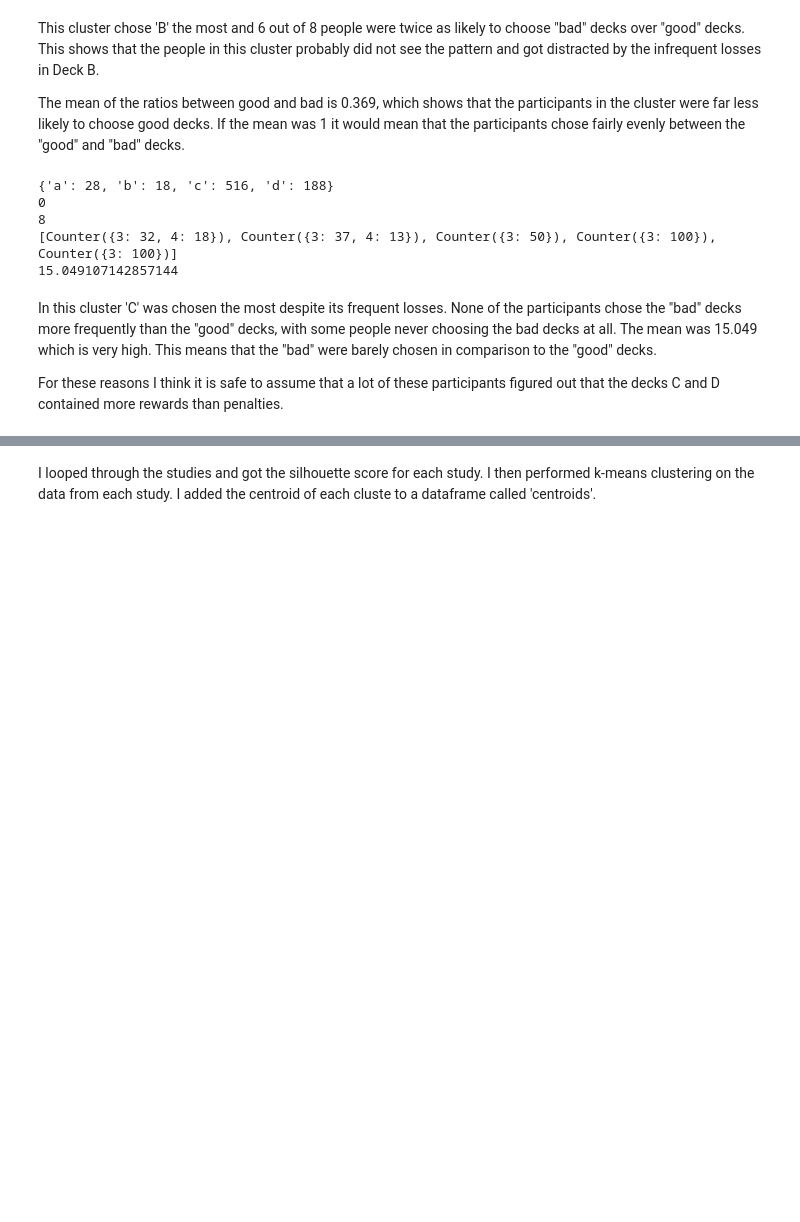
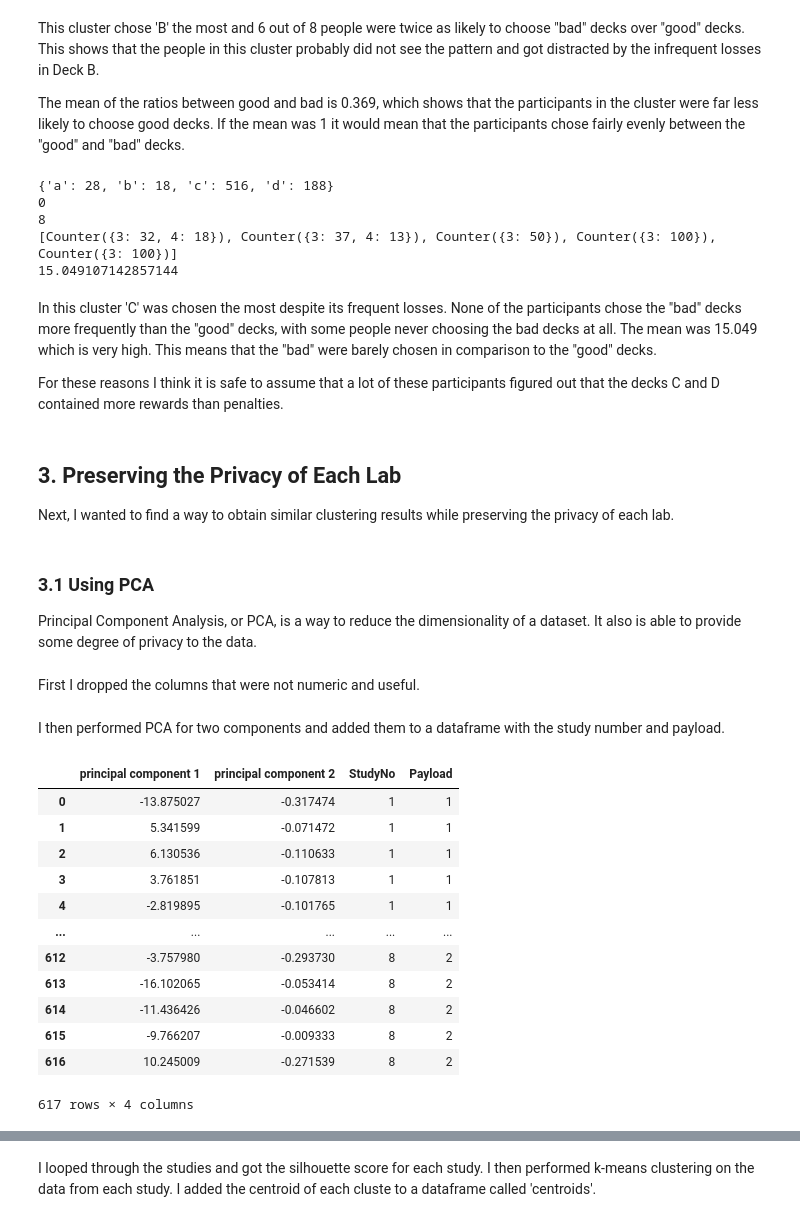
Before and after one commit to mcauleyc/CA4015_Assignment_1, a Jupyter notebook: Book/_build/jupyter_execute/clustering.ipynb, the cells around one changed output, grey strips where cells are left out. Cells and saved outputs as stored; diff of their text form; code cells hidden in the pictures; blank space fills up the shorter version.

```diff
--- a/Book/_build/jupyter_execute/clustering.ipynb
+++ b/Book/_build/jupyter_execute/clustering.ipynb
@@ -329,3 +331,13 @@ print(np.mean(good_l))
 In this cluster 'C' was chosen the most despite its frequent losses. None of the participants chose the "bad" decks more frequently than the "good" decks, with some people never choosing the bad decks at all. The mean was 15.049 which is very high. This means that the "bad" were barely chosen in comparison to the "good" decks.
 
 For these reasons I think it is safe to assume that a lot of these participants figured out that the decks C and D contained more rewards than penalties.
+# %% [markdown]
+## 3. Preserving the Privacy of Each Lab
+
+Next, I wanted to find a way to obtain similar clustering results while preserving the privacy of each lab.
+# %% [markdown]
+### 3.1 Using PCA
+
+Principal Component Analysis, or PCA, is a way to reduce the dimensionality of a dataset. It also is able to provide some degree of privacy to the data.
+# %% [markdown]
+First I dropped the columns that were not numeric and useful.
@@ -331,0 +346,25 @@ For these reasons I think it is safe to assume that a lot of these participants
+# %% [markdown]
+I then performed PCA for two components and added them to a dataframe with the study number and payload.
+# %%
+pca = PCA(n_components=2)
+principalComponents = pca.fit_transform(x)
+principalDf = pd.DataFrame(data = principalComponents
+             , columns = ['principal component 1', 'principal component 2'])
+pca_df = pd.concat([principalDf, df[['StudyNo', 'Payload']]], axis = 1)
+# https://towardsdatascience.com/pca-using-python-scikit-learn-e653f8989e60
+
+pca_df
+# %% [output]
+|  | principal component 1 | principal component 2 | StudyNo | Payload |
+| 0 | -13.875027 | -0.317474 | 1 | 1 |
+| 1 | 5.341599 | -0.071472 | 1 | 1 |
+| 2 | 6.130536 | -0.110633 | 1 | 1 |
+| 3 | 3.761851 | -0.107813 | 1 | 1 |
+| 4 | -2.819895 | -0.101765 | 1 | 1 |
+| ... | ... | ... | ... | ... |
+| 612 | -3.757980 | -0.293730 | 8 | 2 |
+| 613 | -16.102065 | -0.053414 | 8 | 2 |
+| 614 | -11.436426 | -0.046602 | 8 | 2 |
+| 615 | -9.766207 | -0.009333 | 8 | 2 |
+| 616 | 10.245009 | -0.271539 | 8 | 2 |
+617 rows × 4 columns
```
Also changed, not shown: parts of 16 cells of this notebook, 52 other files.
